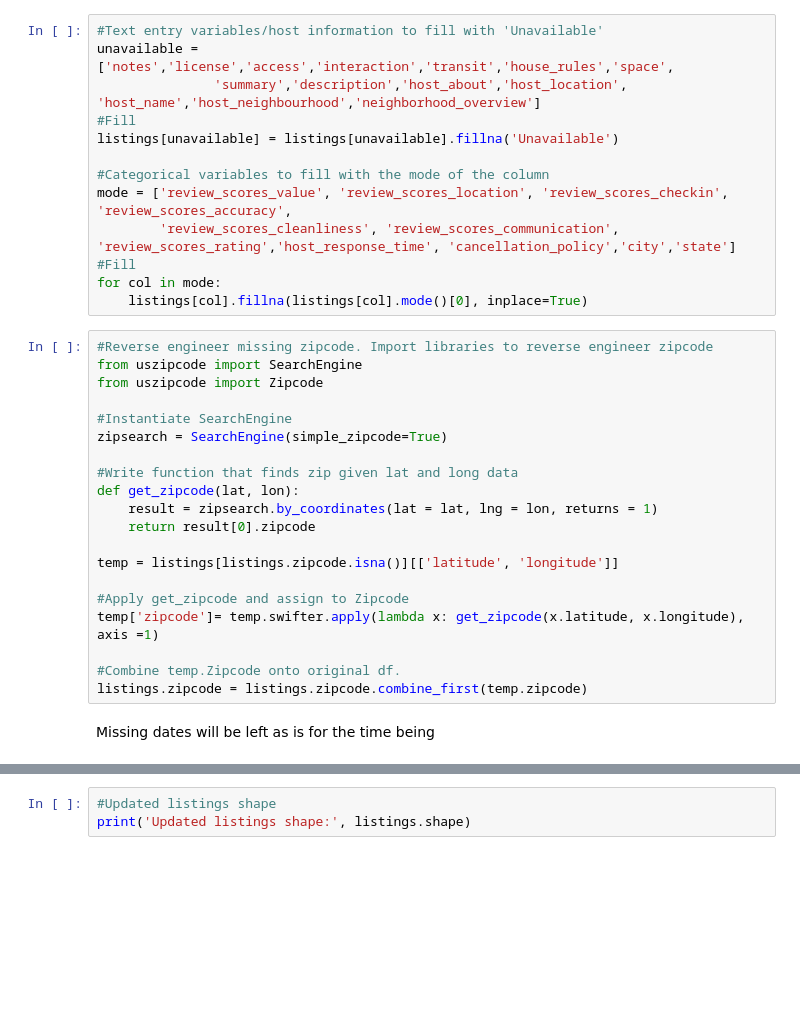
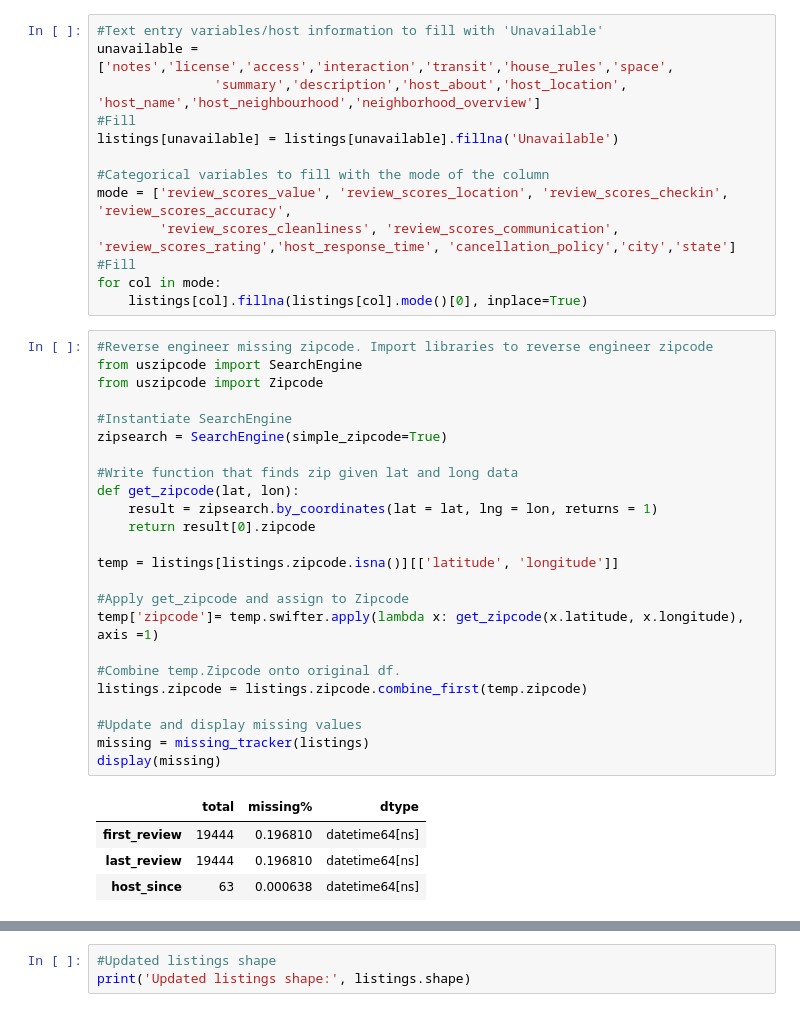
Before and after one commit to KishenSharma6/Airbnb-Analysis, a Jupyter notebook: Project Codes/02. Data Cleaning Scripts/2020_0130_Listings_Cleaning.ipynb, the cells around one changed output, grey strips where cells are left out. Drawn from its saved outputs; the diff is of its cells as text; blank space fills up the shorter version.

```diff
--- a/Project Codes/02. Data Cleaning Scripts/2020_0130_Listings_Cleaning.ipynb
+++ b/Project Codes/02. Data Cleaning Scripts/2020_0130_Listings_Cleaning.ipynb
@@ -455,22 +455,29 @@ for col in mode:
 # %%
 #Reverse engineer missing zipcode. Import libraries to reverse engineer zipcode
 from uszipcode import SearchEngine
 from uszipcode import Zipcode
 
 #Instantiate SearchEngine
 zipsearch = SearchEngine(simple_zipcode=True)
 
 #Write function that finds zip given lat and long data
 def get_zipcode(lat, lon):
     result = zipsearch.by_coordinates(lat = lat, lng = lon, returns = 1)
     return result[0].zipcode
 
 temp = listings[listings.zipcode.isna()][['latitude', 'longitude']]
 
 #Apply get_zipcode and assign to Zipcode
 temp['zipcode']= temp.swifter.apply(lambda x: get_zipcode(x.latitude, x.longitude), axis =1)
 
 #Combine temp.Zipcode onto original df.
 listings.zipcode = listings.zipcode.combine_first(temp.zipcode)
+
+#Update and display missing values
+missing = missing_tracker(listings)
+display(missing)
+# %% [output]
+|  | total | missing% | dtype |
+| first_review | 19444 | 0.196810 | datetime64[ns] |
+| last_review | 19444 | 0.196810 | datetime64[ns] |
+| host_since | 63 | 0.000638 | datetime64[ns] |
-# %% [markdown]
-Missing dates will be left as is for the time being
```
Also changed, not shown: parts of 6 cells of this notebook.
